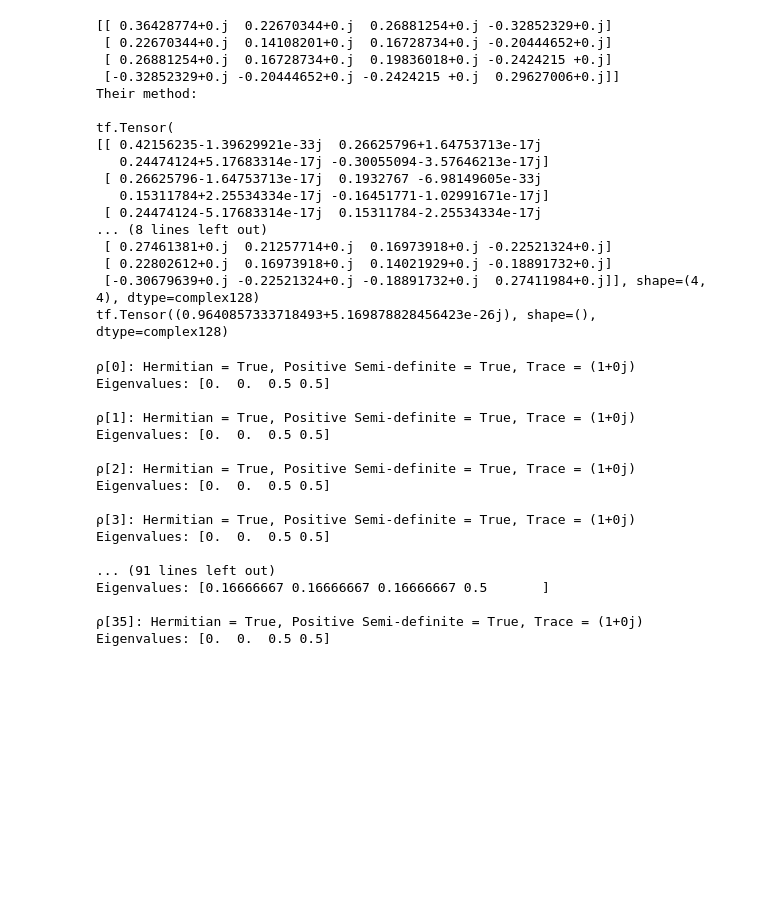
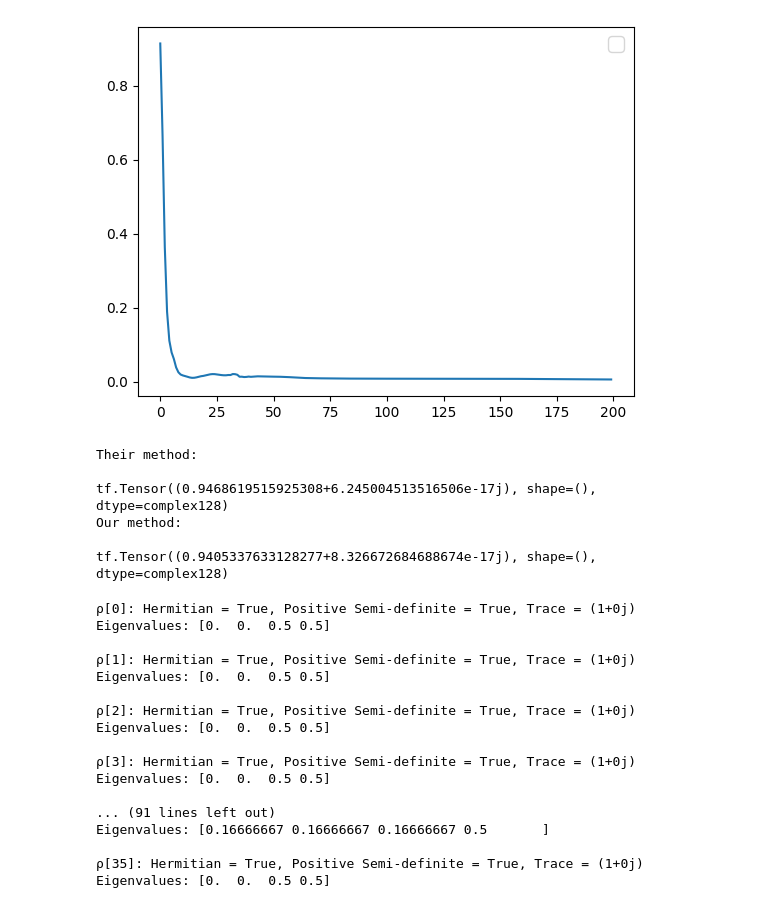
Before and after one commit to vutuanhai237/QuantumTomography, a Jupyter notebook: comparison.ipynb, the cells around one changed output. Saved outputs shown, nothing was run; the diff lists cells and outputs as text; code cells hidden in the pictures; blank space fills up the shorter version.

```diff
--- a/comparison.ipynb
+++ b/comparison.ipynb
@@ -314,5 +107,12 @@ tf.Tensor((0.006806382216344331+0j), shape=(), dtype=complex128)
+# %%
+import matplotlib.pyplot as plt
+plt.plot(cost_dict_our_method)
+plt.legend(fontsize=14)
+plt.show()
+# %% [output]
+[figure, added]
 # %%
-rho_test = init.create_random_state(2)
+rho_test = generator_haar.generate_rho_haar(n)
 
 rho2 = epsilon_rho.calculate_from_unitary(rho_test, epsilon)
 
@@ -320,33 +120,22 @@ rho2_ours = epsilon_rho.calculate_from_kraus_operators(rho_test, kraus_operators
 
 rho2_theirs = epsilon_rho.calculate_from_kraus_operators(rho_test, kraus_operators_res)
 
-print (rho2)
+#print (rho2)
 
 print ("Their method: \n")
-print (rho2_theirs)
+#print (rho2_theirs)
 print(metrics.compilation_trace_fidelity(rho2, rho2_theirs))
 
 print ("Our method: \n")
-print (rho2_ours)
+#print (rho2_ours)
 print(metrics.compilation_trace_fidelity(rho2, rho2_ours))
 # %% [output]
-[[ 0.36428774+0.j  0.22670344+0.j  0.26881254+0.j -0.32852329+0.j]
- [ 0.22670344+0.j  0.14108201+0.j  0.16728734+0.j -0.20444652+0.j]
- [ 0.26881254+0.j  0.16728734+0.j  0.19836018+0.j -0.2424215 +0.j]
- [-0.32852329+0.j -0.20444652+0.j -0.2424215 +0.j  0.29627006+0.j]]
 Their method:
 
-tf.Tensor(
-[[ 0.42156235-1.39629921e-33j  0.26625796+1.64753713e-17j
-   0.24474124+5.17683314e-17j -0.30055094-3.57646213e-17j]
- [ 0.26625796-1.64753713e-17j  0.1932767 -6.98149605e-33j
-   0.15311784+2.25534334e-17j -0.16451771-1.02991671e-17j]
- [ 0.24474124-5.17683314e-17j  0.15311784-2.25534334e-17j
-... (8 lines left out)
- [ 0.27461381+0.j  0.21257714+0.j  0.16973918+0.j -0.22521324+0.j]
- [ 0.22802612+0.j  0.16973918+0.j  0.14021929+0.j -0.18891732+0.j]
- [-0.30679639+0.j -0.22521324+0.j -0.18891732+0.j  0.27411984+0.j]], shape=(4, 4), dtype=complex128)
-tf.Tensor((0.9640857333718493+5.169878828456423e-26j), shape=(), dtype=complex128)
+tf.Tensor((0.9468619515925308+6.245004513516506e-17j), shape=(), dtype=complex128)
+Our method:
+
+tf.Tensor((0.9405337633128277+8.326672684688674e-17j), shape=(), dtype=complex128)
 # %%
 def check_rho_properties(rho_list):
     for i, rho in enumerate(rho_list):
```
Also changed, not shown: parts of 16 cells of this notebook, 8 other files.
